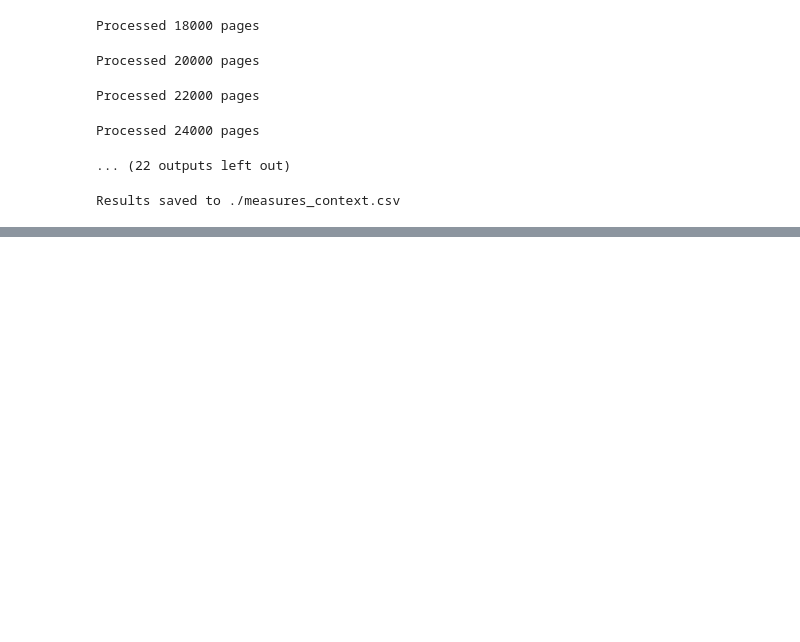
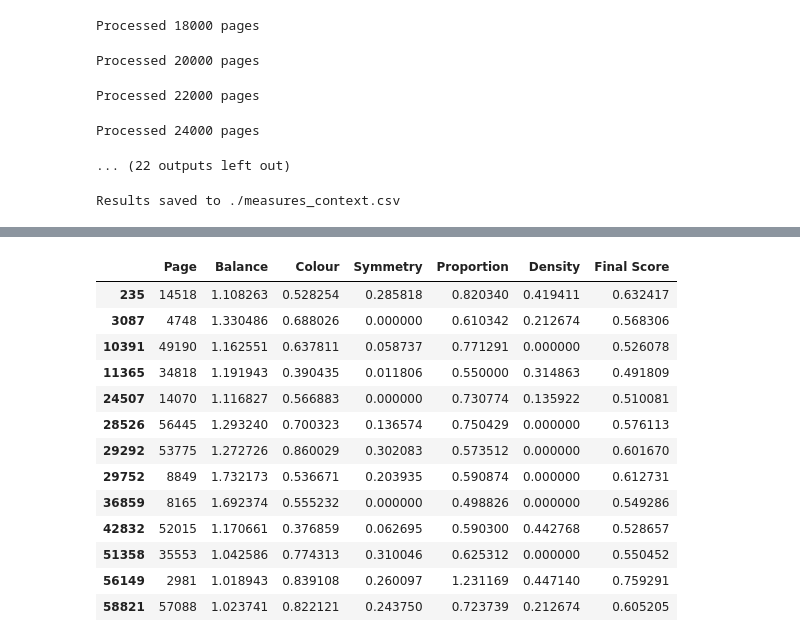
Before and after one commit to anushkad07/Deep-Learning-Project, a Jupyter notebook: MakeDataset.ipynb, the cells around one changed output, grey strips where cells are left out. Saved outputs shown, nothing was run; the diff lists cells and outputs as text; code cells hidden in the pictures; blank space fills up the shorter version.

```diff
--- a/MakeDataset.ipynb
+++ b/MakeDataset.ipynb
@@ -565,3 +565,6 @@ results_df.to_csv(output_csv, index=False)
 print("Results saved to", output_csv)
 # %% [output]
 Results saved to ./measures_context.csv
+# %%
+df = pd.read_csv("measures.csv")
+df.describe()
@@ -567,0 +581,17 @@ Results saved to ./measures_context.csv
+# %%
+df[df["Balance"] > 1]
+# %% [output]
+|  | Page | Balance | Colour | Symmetry | Proportion | Density | Final Score |
+| 235 | 14518 | 1.108263 | 0.528254 | 0.285818 | 0.820340 | 0.419411 | 0.632417 |
+| 3087 | 4748 | 1.330486 | 0.688026 | 0.000000 | 0.610342 | 0.212674 | 0.568306 |
+| 10391 | 49190 | 1.162551 | 0.637811 | 0.058737 | 0.771291 | 0.000000 | 0.526078 |
+| 11365 | 34818 | 1.191943 | 0.390435 | 0.011806 | 0.550000 | 0.314863 | 0.491809 |
+| 24507 | 14070 | 1.116827 | 0.566883 | 0.000000 | 0.730774 | 0.135922 | 0.510081 |
+| 28526 | 56445 | 1.293240 | 0.700323 | 0.136574 | 0.750429 | 0.000000 | 0.576113 |
+| 29292 | 53775 | 1.272726 | 0.860029 | 0.302083 | 0.573512 | 0.000000 | 0.601670 |
+| 29752 | 8849 | 1.732173 | 0.536671 | 0.203935 | 0.590874 | 0.000000 | 0.612731 |
+| 36859 | 8165 | 1.692374 | 0.555232 | 0.000000 | 0.498826 | 0.000000 | 0.549286 |
+| 42832 | 52015 | 1.170661 | 0.376859 | 0.062695 | 0.590300 | 0.442768 | 0.528657 |
+| 51358 | 35553 | 1.042586 | 0.774313 | 0.310046 | 0.625312 | 0.000000 | 0.550452 |
+| 56149 | 2981 | 1.018943 | 0.839108 | 0.260097 | 1.231169 | 0.447140 | 0.759291 |
+| 58821 | 57088 | 1.023741 | 0.822121 | 0.243750 | 0.723739 | 0.212674 | 0.605205 |
```
Also changed, not shown: parts of 3 cells of this notebook.
